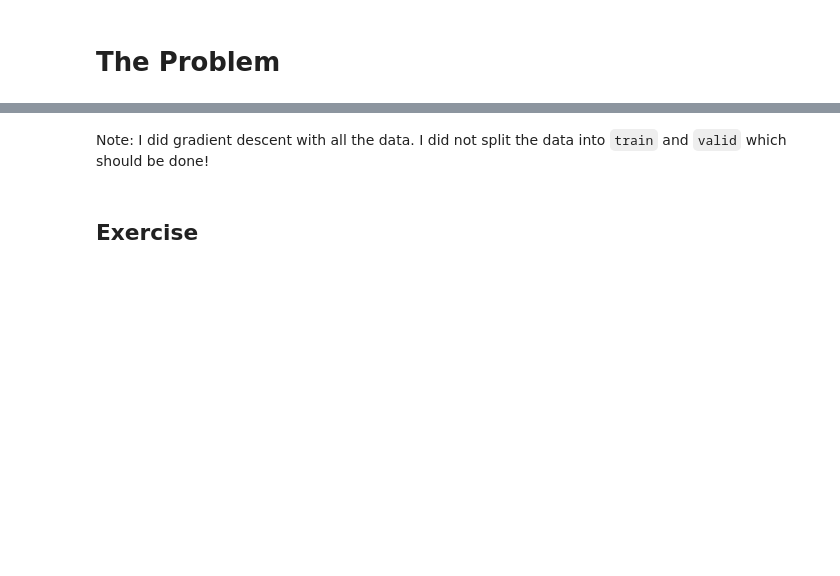
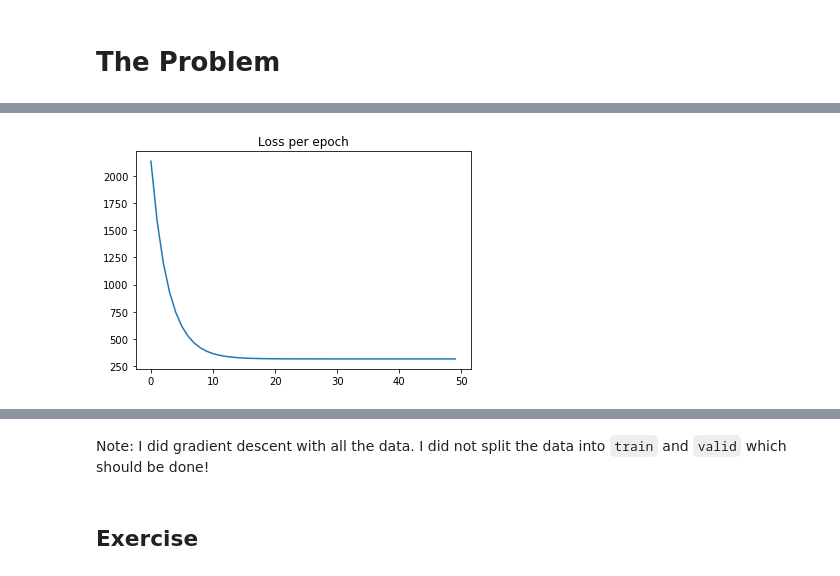
Before and after one commit to srush/pytorch-lecture, a Jupyter notebook: 02-linear-regression.ipynb, the cells around one changed output, grey strips where cells are left out. Drawn from its saved outputs; the diff is of its cells as text; code cells hidden in the pictures; blank space fills up the shorter version.

```diff
--- a/02-linear-regression.ipynb
+++ b/02-linear-regression.ipynb
@@ -38,0 +155,13 @@ ax.plot(X, y, ".")
+# %%
+X_pt = torch.from_numpy(X_np).float()
+y_pt = torch.from_numpy(y).float()
+# %%
+model = MixedLinearRegression(n_features=n_features, n_targets=1, lr=0.1)
+loss_history = model.train(X_pt, y_pt, epochs=50)
+with torch.no_grad():
+    y_hat = model.predict(X_pt)
+# %%
+plt.plot(loss_history)
+plt.title('Loss per epoch');
+# %% [output]
+[figure, added]
```
Also changed, not shown: parts of 20 cells of this notebook, 3 other files.
